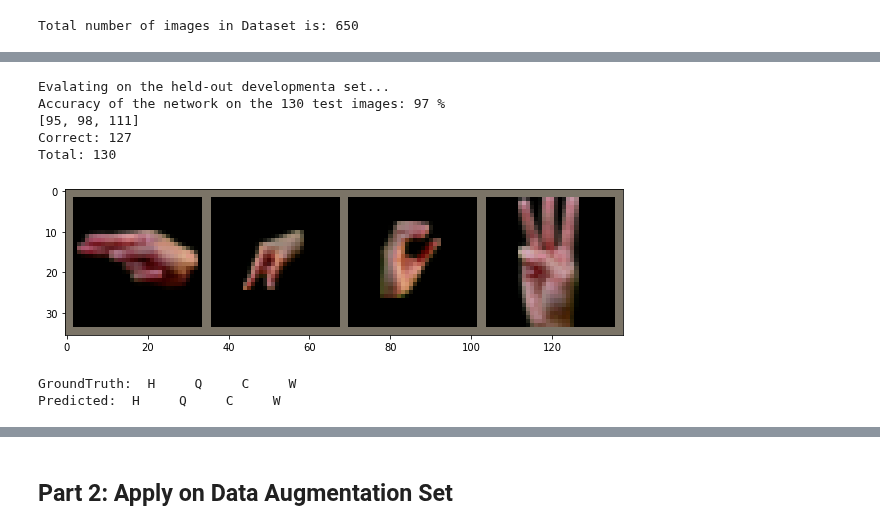
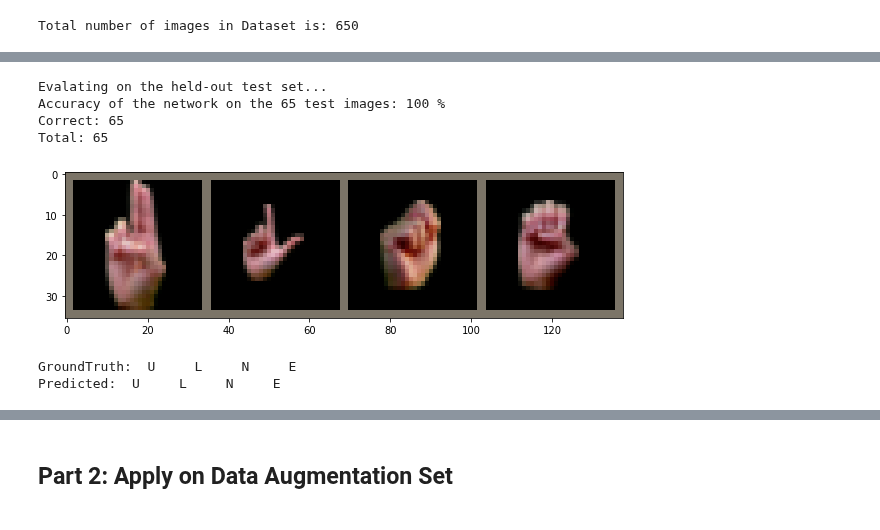
Before and after one commit to swadhwa5/MLFinalProject, a Jupyter notebook: LeNet_model.ipynb, the cells around one changed output, grey strips where cells are left out. Drawn from its saved outputs; the diff is of its cells as text; code cells hidden in the pictures.

```diff
--- a/LeNet_model.ipynb
+++ b/LeNet_model.ipynb
@@ -292,10 +416,12 @@ labels: U     T     D     Z     K     I     Y     X
 # %%
 # Step 4: Declare the loss function and optimizer for training
 lr = 0.001  # Too large suboptimal convergence. Too small is process gets stuck. Find a balance
-momentum = 0.9 # Standard should be close to 1
 
+lenet_no_aug = LeNet(len(classes))
 criterion = nn.CrossEntropyLoss()
-optimizer = optim.SGD(lenet_no_aug.parameters(), lr=lr, momentum=momentum)
+optimizer = optim.Adam(lenet_no_aug.parameters(), lr=lr)
 # %%
-train_model(trainloader, criterion, optimizer, lenet_no_aug, num_images=len(train_data), n=20);
+
+train_model(trainloader, train_data, train_labels, dev_data, dev_labels, criterion, optimizer,
+            lenet_no_aug, num_images=len(train_data), n=20)
 # %% [output]
@@ -318,22 +438,22 @@ train_model(trainloader, criterion, optimizer, lenet_no_aug, num_images=len(trai
 Finished Training
 # %%
-print("Evalating on the held-out developmenta set...")
-correct, total, misclass_ind = test_model(devloader, lenet_no_aug)
+print("Evalating on the held-out test set...")
+correct, total, misclass_ind = test_model(testloader, lenet_no_aug)
 
 print(f"Correct: {correct} \nTotal: {total}")
 # %% [output]
-Evalating on the held-out developmenta set...
-Accuracy of the network on the 130 test images: 97 %
-[95, 98, 111]
-Correct: 127
-Total: 130
+Evalating on the held-out test set...
+Accuracy of the network on the 65 test images: 100 %
+Correct: 65
+Total: 65
 # %%
 classes = list(string.ascii_uppercase)
-show_true_vs_predicted(devloader, classes, lenet_no_aug, num_batches=1, batch_size=batch_size)
+show_true_vs_predicted(devloader, classes, lenet_no_aug,
+                       num_batches=1, batch_size=batch_size)
 # %% [output]
-[figure, old version]
+[figure, new version]
-GroundTruth:  H     Q     C     W
-Predicted:  H     Q     C     W
+GroundTruth:  U     L     N     E
+Predicted:  U     L     N     E
 # %%
 # Visualize some incorrect values:
 def show_incorrect(misclass_ind, images, labels, model, num_display=1):
```
Also changed, not shown: parts of 28 cells of this notebook.
